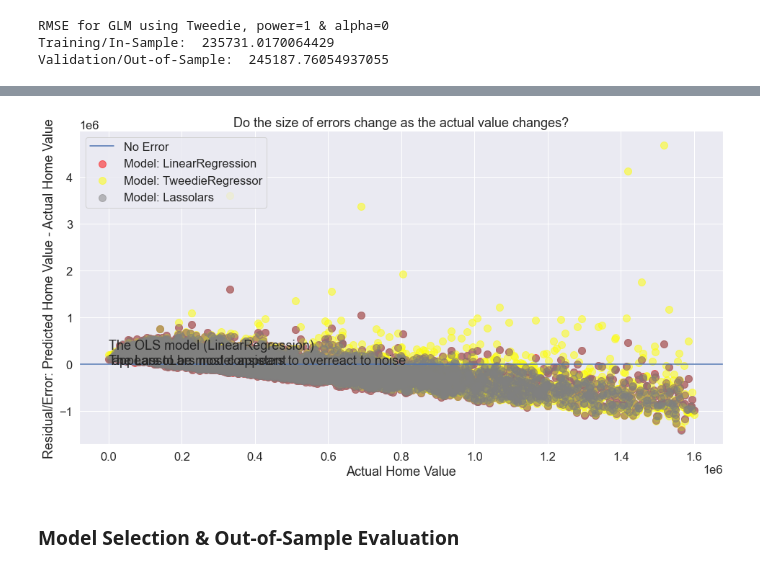
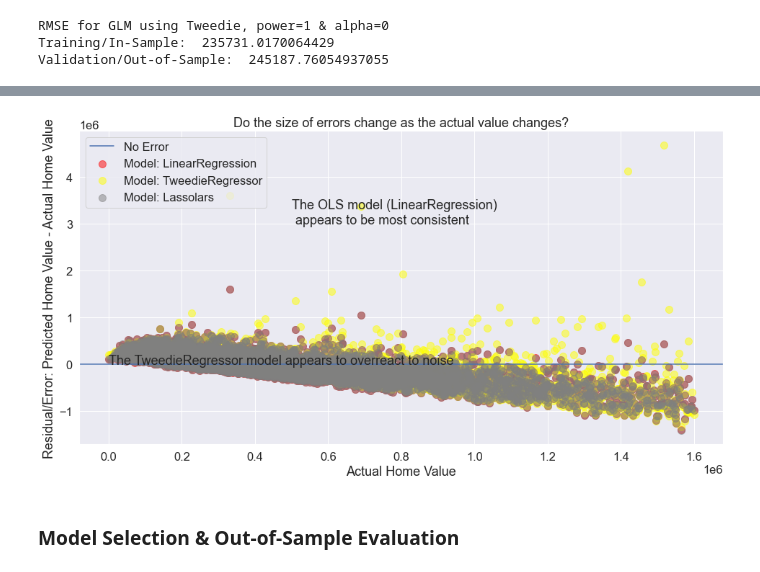
Before and after one commit to LuisVArce/Regression_Project, a Jupyter notebook: zillow_report.ipynb, the cells around one changed output, grey strips where cells are left out. Saved outputs shown, nothing was run; the diff lists cells and outputs as text; code cells hidden in the pictures.

```diff
--- a/zillow_report.ipynb
+++ b/zillow_report.ipynb
@@ -512,22 +521,22 @@ plt.show()
 # %%
 # y_validate.head()
 plt.figure(figsize=(16,8))
 plt.axhline(label="No Error")
 plt.scatter(y_validate.home_value, y_validate.home_value_pred_lm-y_validate.home_value,
             alpha=.5, color="red", s=100, label="Model: LinearRegression")
 plt.scatter(y_validate.home_value, y_validate.home_value_pred_glm-y_validate.home_value,
             alpha=.5, color="yellow", s=100, label="Model: TweedieRegressor")
 plt.scatter(y_validate.home_value, y_validate.home_value_pred_lars-y_validate.home_value,
             alpha=.5, color="gray", s=100, label="Model: Lassolars")
 plt.legend()
 plt.xlabel("Actual Home Value")
 plt.ylabel("Residual/Error: Predicted Home Value - Actual Home Value")
 plt.title("Do the size of errors change as the actual value changes?")
-plt.annotate("The LassoLars model appears to overreact to noise", (1.2, 4))
-plt.annotate("The OLS model (LinearRegression)\n appears to be most consistent", (2, 3))
+plt.annotate("The TweedieRegressor model appears to overreact to noise", (1.2, 4))
+plt.annotate("The OLS model (LinearRegression)\n appears to be most consistent", (500000, 3000000))
 plt.show()
 # %% [output]
-[figure, old version]
+[figure, new version]
 # %% [markdown]
 ### Model Selection & Out-of-Sample Evaluation
 # %% [markdown]
```
Also changed, not shown: parts of 22 cells of this notebook.
